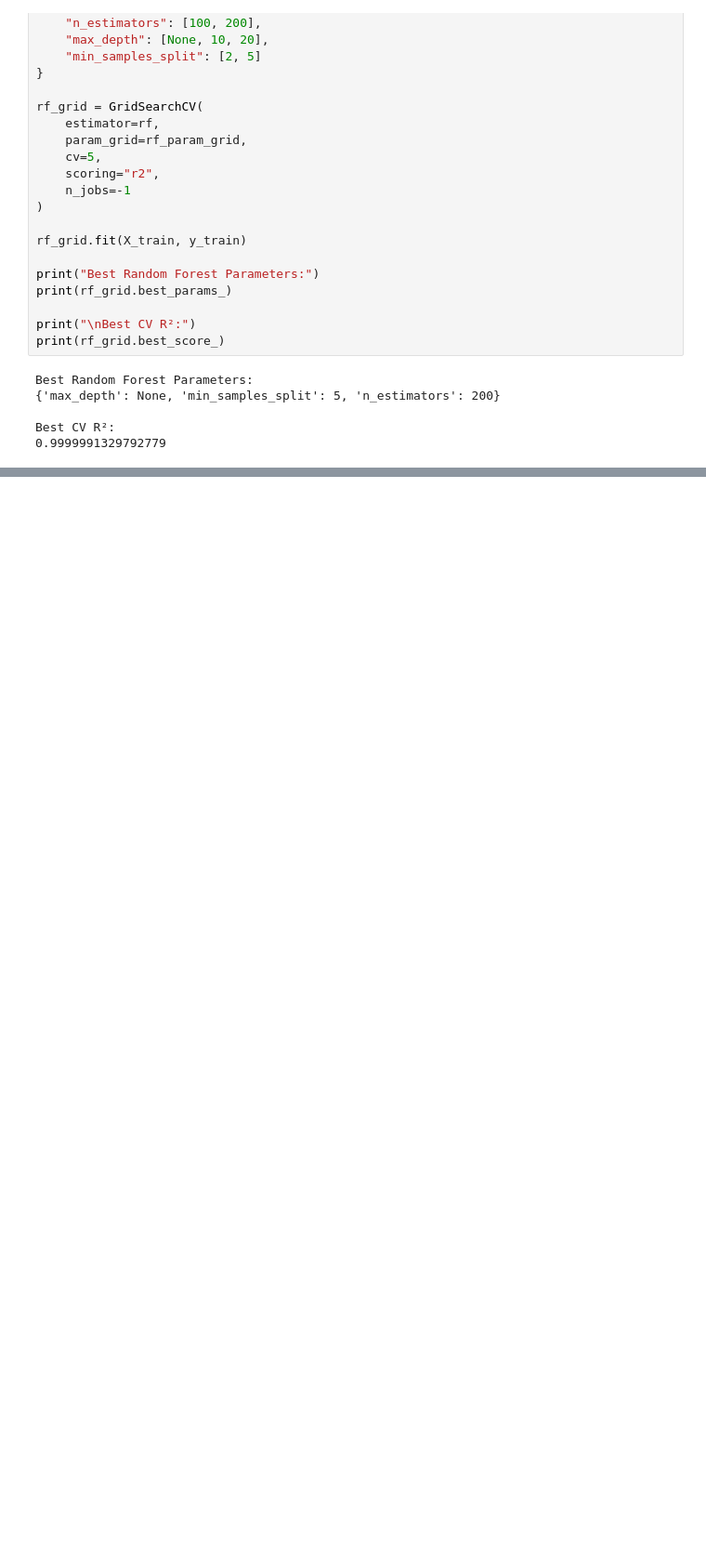
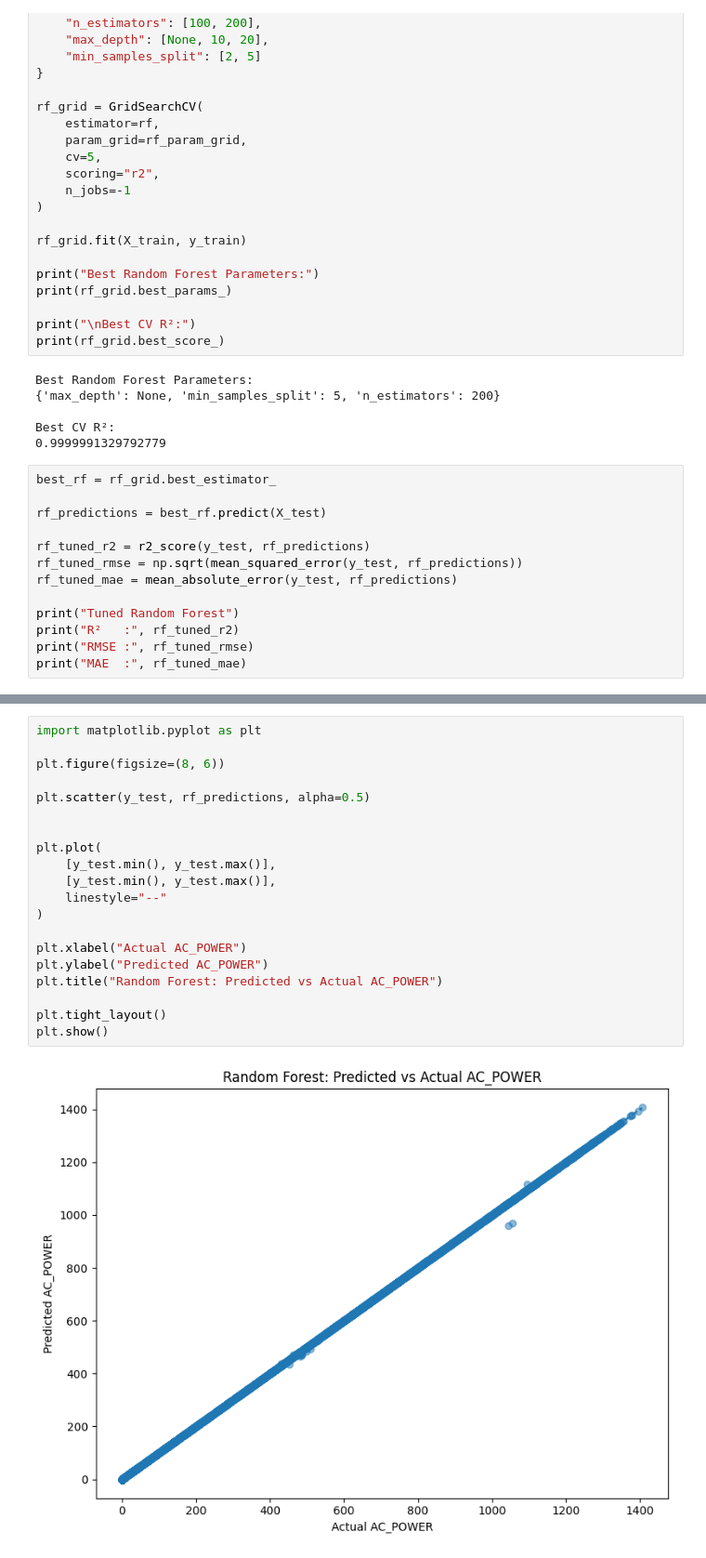
Before and after one commit to Meghana-PV/ml_caseStudy, a Jupyter notebook: notebooks/regression.ipynb, the cells around one changed output, grey strips where cells are left out. Shown at 93% size. Drawn from its saved outputs; the diff is of its cells as text; blank space fills up the shorter version.

```diff
--- a/notebooks/regression.ipynb
+++ b/notebooks/regression.ipynb
@@ -496,3 +496,16 @@ Best Random Forest Parameters:
 
 Best CV R²:
 0.9999991329792779
+# %%
+best_rf = rf_grid.best_estimator_
+
+rf_predictions = best_rf.predict(X_test)
+
+rf_tuned_r2 = r2_score(y_test, rf_predictions)
+rf_tuned_rmse = np.sqrt(mean_squared_error(y_test, rf_predictions))
+rf_tuned_mae = mean_absolute_error(y_test, rf_predictions)
+
+print("Tuned Random Forest")
+print("R²   :", rf_tuned_r2)
+print("RMSE :", rf_tuned_rmse)
+print("MAE  :", rf_tuned_mae)
@@ -498,0 +608,22 @@ Best CV R²:
+# %%
+import matplotlib.pyplot as plt
+
+plt.figure(figsize=(8, 6))
+
+plt.scatter(y_test, rf_predictions, alpha=0.5)
+
+
+plt.plot(
+    [y_test.min(), y_test.max()],
+    [y_test.min(), y_test.max()],
+    linestyle="--"
+)
+
+plt.xlabel("Actual AC_POWER")
+plt.ylabel("Predicted AC_POWER")
+plt.title("Random Forest: Predicted vs Actual AC_POWER")
+
+plt.tight_layout()
+plt.show()
+# %% [output]
+[figure, added]
```
Also changed, not shown: parts of 7 cells of this notebook.
